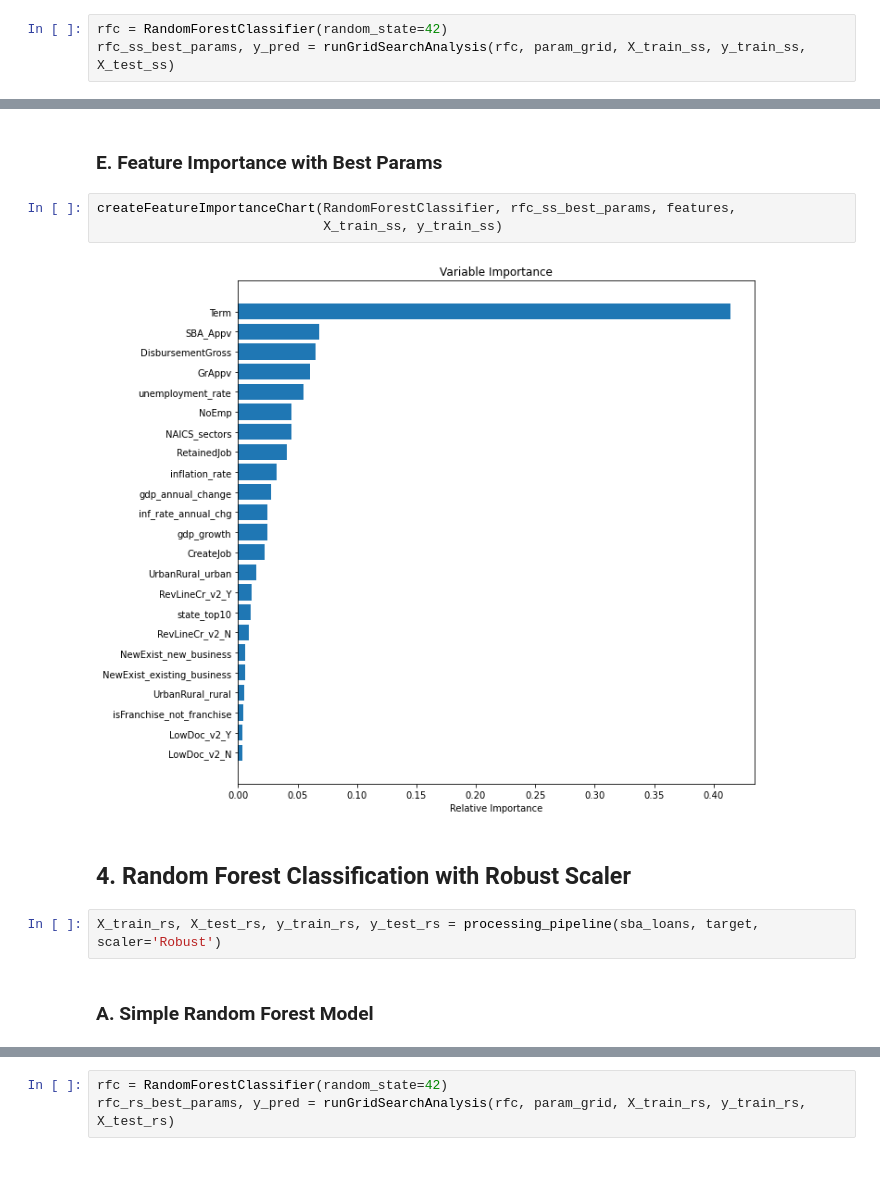
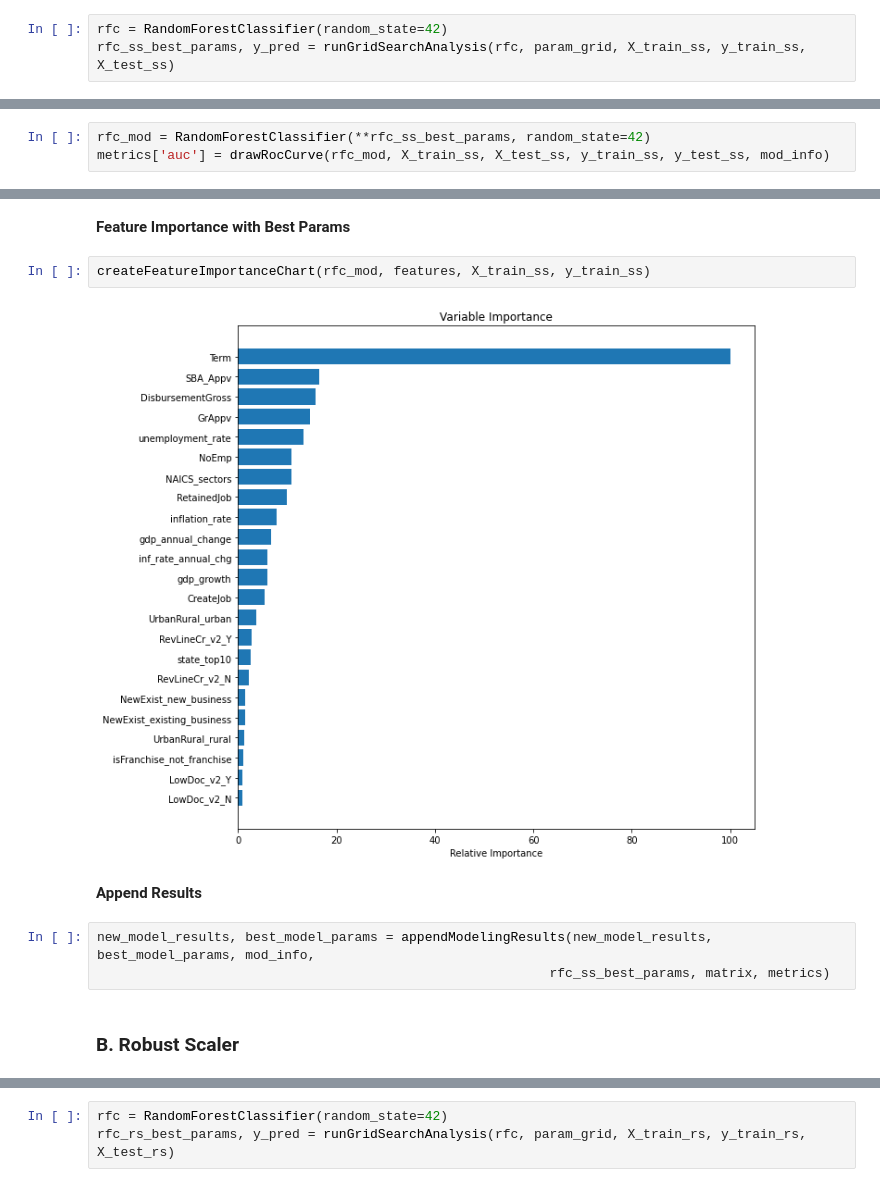
Before and after one commit to mitchellramsey/sba-hra-analysis, a Jupyter notebook: models/4.1_modeling_random_forest_mr_2022_0420.ipynb, the cells around one changed output, grey strips where cells are left out. Saved outputs shown, nothing was run; the diff lists cells and outputs as text.

```diff
--- a/models/4.1_modeling_random_forest_mr_2022_0420.ipynb
+++ b/models/4.1_modeling_random_forest_mr_2022_0420.ipynb
@@ -124,0 +210,3 @@ rfc_ss_fp = createConfusionMatrix(y_test_ss, y_pred)
+# %%
+rfc_mod = RandomForestClassifier(**rfc_ss_best_params, random_state=42)
+metrics['auc'] = drawRocCurve(rfc_mod, X_train_ss, X_test_ss, y_train_ss, y_test_ss, mod_info)
@@ -125,13 +215,13 @@ rfc_ss_fp = createConfusionMatrix(y_test_ss, y_pred)
 # %% [markdown]
-### E. Feature Importance with Best Params
+**Feature Importance with Best Params**
 # %%
-createFeatureImportanceChart(RandomForestClassifier, rfc_ss_best_params, features,
-                             X_train_ss, y_train_ss)
+createFeatureImportanceChart(rfc_mod, features, X_train_ss, y_train_ss)
 # %% [output]
-[figure, old version]
+[figure, new version]
+# %% [markdown]
+**Append Results**
+# %%
+new_model_results, best_model_params = appendModelingResults(new_model_results, best_model_params, mod_info,
+                                                          rfc_ss_best_params, matrix, metrics)
 # %% [markdown]
-## 4. Random Forest Classification with Robust Scaler
+### B. Robust Scaler
-# %%
-X_train_rs, X_test_rs, y_train_rs, y_test_rs = processing_pipeline(sba_loans, target, scaler='Robust')
-# %% [markdown]
-### A. Simple Random Forest Model
```
Also changed, not shown: parts of 98 cells of this notebook, 3 other files.
